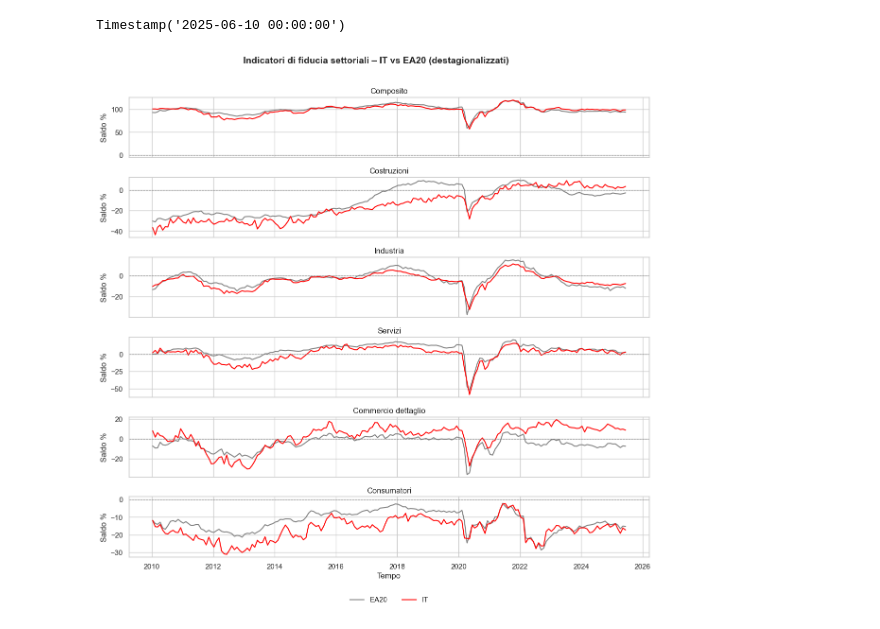
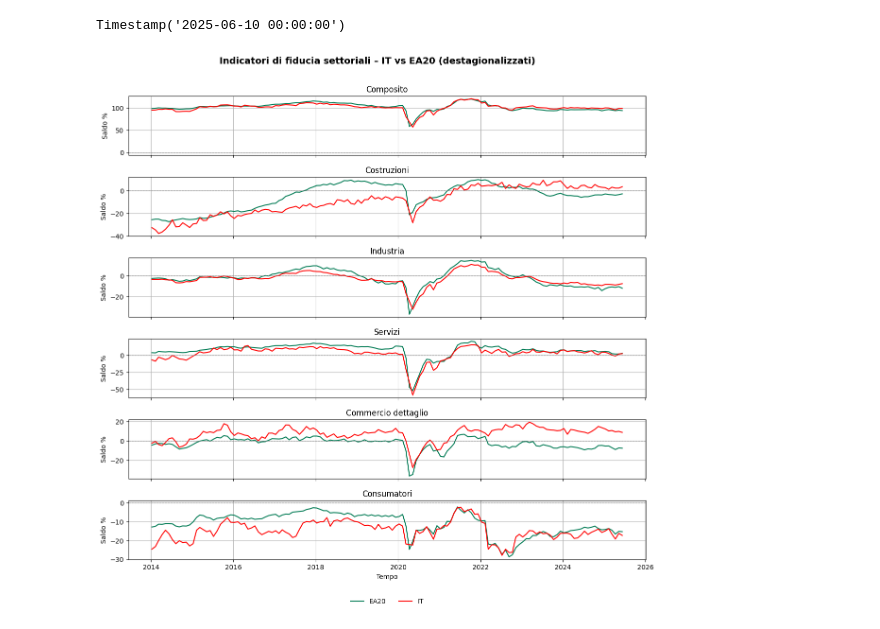
Before and after one commit to paolovolterra/test, a Jupyter notebook: Eurostat/codice/20250710_Eurostat_fiducia.ipynb, the cells around one changed output. Saved outputs shown, nothing was run; the diff lists cells and outputs as text; code cells hidden in the pictures.

```diff
--- a/Eurostat/codice/20250710_Eurostat_fiducia.ipynb
+++ b/Eurostat/codice/20250710_Eurostat_fiducia.ipynb
@@ -88,8 +83,8 @@ import matplotlib.pyplot as plt
 # Filtra dati
 df_facet = df[
 #    (df["indic_code"] != "BS-ESI-I") &
-    (df["geo_code"].isin(["IT", "EA20"])) &
-    (df["time"] > "2010-01-01")
+    (df["geo_code"].isin(["IT", "EA20"]))
+     & (df["time"] > "2013-12-31")
 ].copy()
 
 # Mappa etichette leggibili
@@ -106,36 +101,36 @@ df_facet["indic_label"] = df_facet["indic_code"].map(label_map)
 # Ordine fisso indicatori
 indicators_order = ["Composito","Costruzioni", "Industria", "Servizi", "Commercio dettaglio", "Consumatori"]
 
-# Facet plot 5×1
+# Facet plot 6×1
 fig, axes = plt.subplots(nrows=6, ncols=1, figsize=(12, 12), sharex=True)
 fig.subplots_adjust(hspace=0.35)
 
 for i, indic in enumerate(indicators_order):
     ax = axes[i]
-    for geo, color in zip(["EA20", "IT"], ["#7F7F7F", "#FF0000"]):
+    for geo, color in zip(["EA20", "IT"], ["#007a53", "#FF0000"]):
         subset = df_facet[
             (df_facet["indic_label"] == indic) &
             (df_facet["geo_code"] == geo)
         ]
         ax.plot(subset["time"], subset["value"], label=geo, color=color)
 
     ax.set_title(indic)
     ax.axhline(0, color='grey', linewidth=0.8, linestyle='--')
     ax.grid(True)
     if i == 5:
         ax.set_xlabel("Tempo")
     ax.set_ylabel("Saldo %")
 
 # Legenda solo nell'ultimo
 #axes[-1].legend(loc='lower right')
 
 # 👉 Legenda sotto il grafico
 axes[-1].legend(loc='upper center', bbox_to_anchor=(0.5, -0.55),
            ncol=2, fancybox=True, shadow=False, frameon=False)
 
 
 fig.suptitle("Indicatori di fiducia settoriali – IT vs EA20 (destagionalizzati)", fontsize=14, fontweight='bold' )
 plt.tight_layout(rect=[0, 0, 1, 0.97])
 plt.show()
 # %% [output]
-[figure, old version]
+[figure, new version]
```
Also changed, not shown: parts of 1 cell of this notebook, 19 other files.
